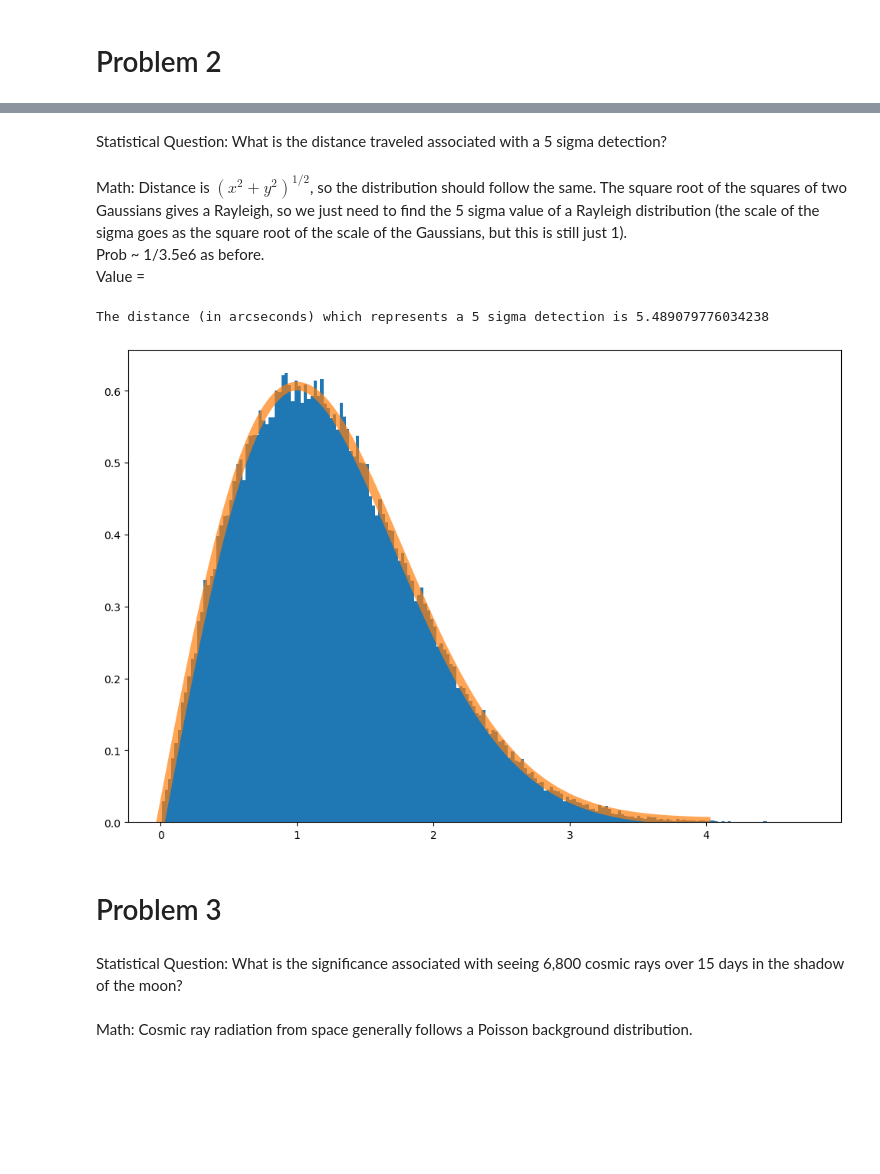
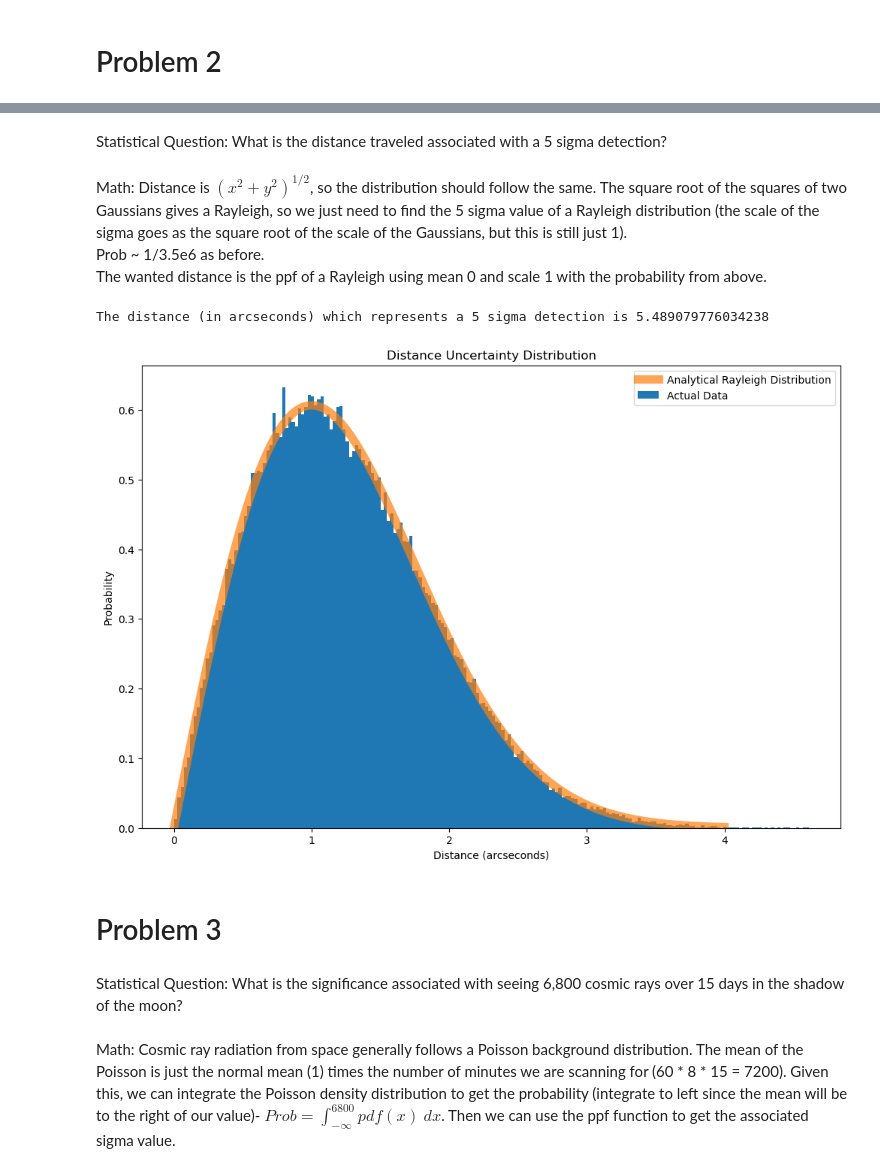
Before and after one commit to jarods00/PHYS434, a Jupyter notebook: Lab 3.ipynb, the cells around one changed output, grey strips where cells are left out. Cells and saved outputs as stored; diff of their text form; code cells hidden in the pictures; blank space fills up the shorter version.

```diff
--- a/Lab 3.ipynb
+++ b/Lab 3.ipynb
@@ -91,29 +97,32 @@ Math: Distance is $(x^{2} +y^{2})^{1/2}$, so the distribution should follow the
 <br>
 Prob ~ 1/3.5e6 as before.
 <br>
-Value =
+The wanted distance is the ppf of a Rayleigh using mean 0 and scale 1 with the probability from above.
 # %%
 dx = a[0]
 dy = a[1]
 dist_act = np.sqrt(dx**2 + dy**2)
 
 fig, ax = plt.subplots(1, 1)
 ax.hist(dist_act, 200, density = True)
-
+ax.set_xlabel("Distance (arcseconds)")
+ax.set_ylabel("Probability")
+ax.set_title("Distance Uncertainty Distribution")
 ax.plot(np.linspace(0,4,1000), stats.rayleigh.pdf(np.linspace(0,4,1000), loc = 0, scale = 1), linewidth = 8, alpha = 0.7)
+ax.legend(["Analytical Rayleigh Distribution", "Actual Data"])
 
 prob5sigma = stats.norm.cdf(5, loc = 0, scale = 1)
 dist = stats.rayleigh.ppf(prob5sigma, loc = 0, scale = 1)
 print("The distance (in arcseconds) which represents a 5 sigma detection is " + str(dist))
 # %% [output]
 The distance (in arcseconds) which represents a 5 sigma detection is 5.489079776034238
-[figure, old version]
+[figure, new version]
 # %% [markdown]
 # Problem 3
 # %% [markdown]
 Statistical Question: What is the significance associated with seeing 6,800 cosmic rays over 15 days in the shadow of the moon?
 <br><br>
-Math: Cosmic ray radiation from space generally follows a Poisson background distribution.
+Math: Cosmic ray radiation from space generally follows a Poisson background distribution. The mean of the Poisson is just the normal mean (1) times the number of minutes we are scanning for (60 * 8 * 15 = 7200). Given this, we can integrate the Poisson density distribution to get the probability (integrate to left since the mean will be to the right of our value)- $Prob = \int_{-\infty}^{6800} pdf(x) \ dx$. Then we can use the ppf function to get the associated sigma value.
 # %%
 k = np.arange(0,10000,1)
 mu = 480*15
```
Also changed, not shown: parts of 7 cells of this notebook.
